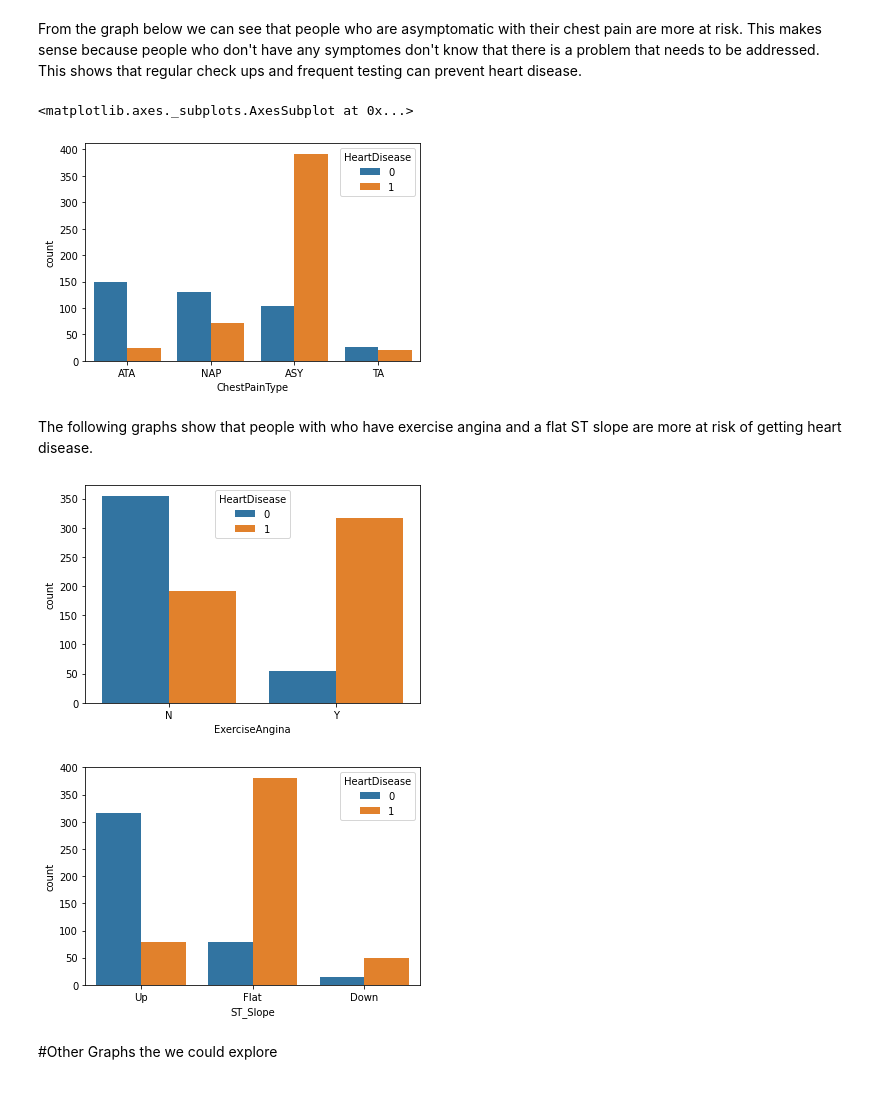
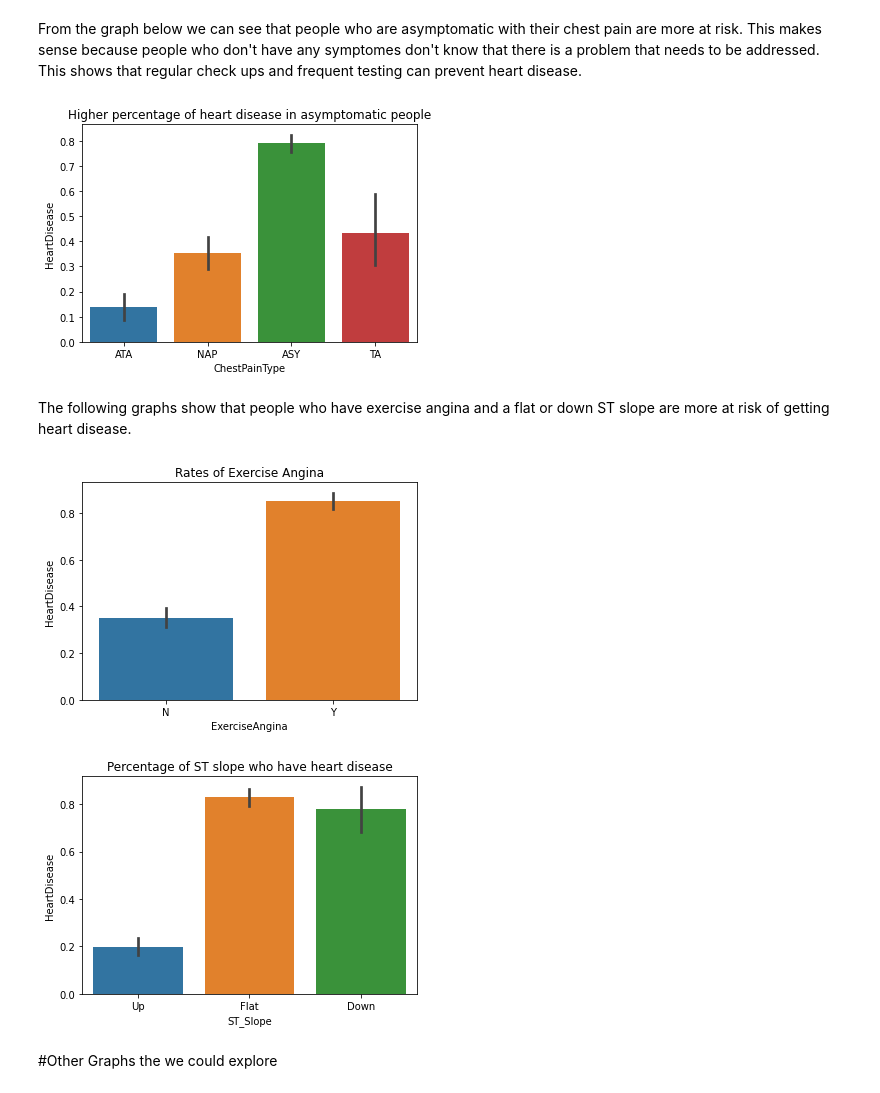
Before and after one commit to zevy613/Predicting-Heart-Disease, a Jupyter notebook: Project2_Part3.ipynb, the cells around one changed output. Cells and saved outputs as stored; diff of their text form; code cells hidden in the pictures.

```diff
--- a/Project2_Part3.ipynb
+++ b/Project2_Part3.ipynb
@@ -98,20 +105,22 @@ heartDont = df_ml[df_ml['HeartDisease']==0]
 # %% [markdown]
 From the graph below we can see that people who are asymptomatic with their chest pain are more at risk. This makes sense because people who don't have any symptomes don't know that there is a problem that needs to be addressed. This shows that regular check ups and frequent testing can prevent heart disease.
 # %%
-sns.countplot(data=df_ml, x='ChestPainType', hue='HeartDisease')
+sns.barplot(data=df_ml, x='ChestPainType', y='HeartDisease')
+plt.title("Higher percentage of heart disease in asymptomatic people");
 # %% [output]
-<matplotlib.axes._subplots.AxesSubplot at 0x...>
-[figure, old version]
+[figure, new version]
 # %% [markdown]
-The following graphs show that people with who have exercise angina and a flat ST slope are more at risk of getting heart disease.
+The following graphs show that people who have exercise angina and a flat or down ST slope are more at risk of getting heart disease.
 # %%
-sns.countplot(data=df_ml, x='ExerciseAngina', hue='HeartDisease');
+sns.barplot(data=df_ml, x='ExerciseAngina', y='HeartDisease');
+plt.title("Rates of Exercise Angina");
 # %% [output]
-[figure, old version]
+[figure, new version]
 # %%
-sns.countplot(data=df_ml, x='ST_Slope', hue='HeartDisease');
+sns.barplot(data=df_ml, x='ST_Slope', y='HeartDisease');
+plt.title("Percentage of ST slope who have heart disease");
 # %% [output]
-[figure, old version]
+[figure, new version]
 # %% [markdown]
 #Other Graphs the we could explore
 # %%
```
Also changed, not shown: parts of 3 cells of this notebook.
